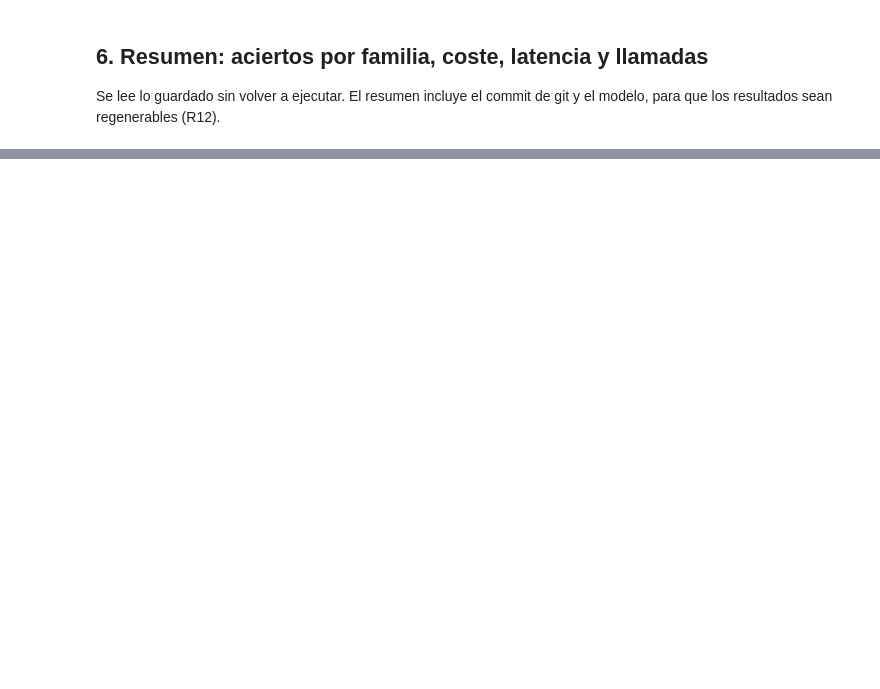
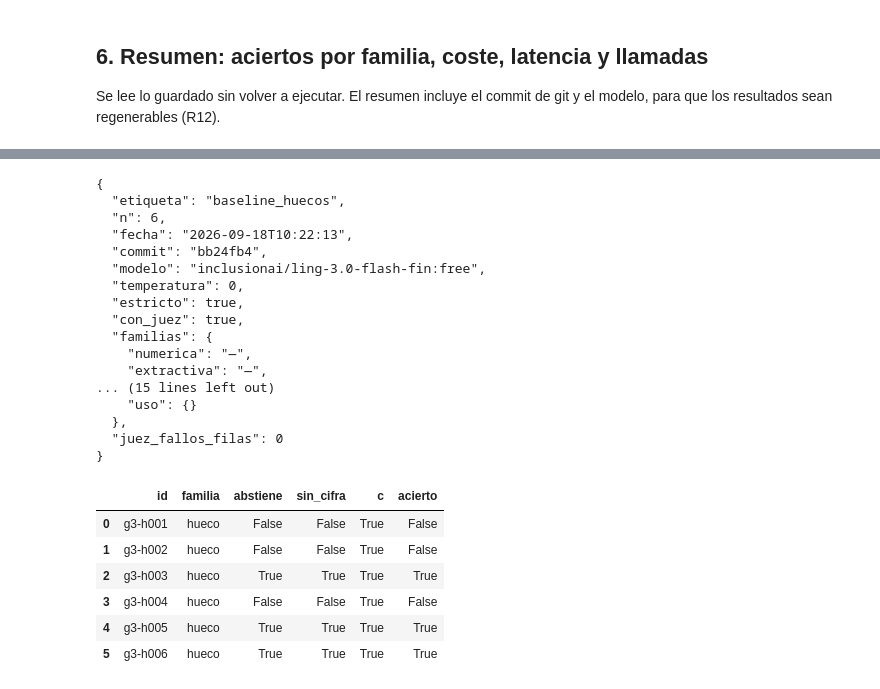
Before and after one commit to Romequinco/10k-financial-agent, a Jupyter notebook: notebooks/04_evaluacion_baseline.ipynb, the cells around one changed output, grey strips where cells are left out. Cells and saved outputs as stored; diff of their text form; code cells hidden in the pictures; blank space fills up the shorter version.

```diff
--- a/notebooks/04_evaluacion_baseline.ipynb
+++ b/notebooks/04_evaluacion_baseline.ipynb
@@ -458,0 +524,29 @@ if huecos_pred.is_file():
+# %%
+if EJECUTAR and huecos_pred.is_file():
+    tabla_h = evaluadores.puntuar(f"{ETIQUETA}_huecos", juez=juez, estricto=True)
+    display(tabla_h[["id", "familia", "abstiene", "sin_cifra", "c", "acierto"]])
+# %% [output]
+{
+  "etiqueta": "baseline_huecos",
+  "n": 6,
+  "fecha": "2026-09-18T10:22:13",
+  "commit": "bb24fb4",
+  "modelo": "inclusionai/ling-3.0-flash-fin:free",
+  "temperatura": 0,
+  "estricto": true,
+  "con_juez": true,
+  "familias": {
+    "numerica": "—",
+    "extractiva": "—",
+... (15 lines left out)
+    "uso": {}
+  },
+  "juez_fallos_filas": 0
+}
+|  | id | familia | abstiene | sin_cifra | c | acierto |
+| 0 | g3-h001 | hueco | False | False | True | False |
+| 1 | g3-h002 | hueco | False | False | True | False |
+| 2 | g3-h003 | hueco | True | True | True | True |
+| 3 | g3-h004 | hueco | False | False | True | False |
+| 4 | g3-h005 | hueco | True | True | True | True |
+| 5 | g3-h006 | hueco | True | True | True | True |
```
Also changed, not shown: parts of 8 cells of this notebook, 8 other files.
